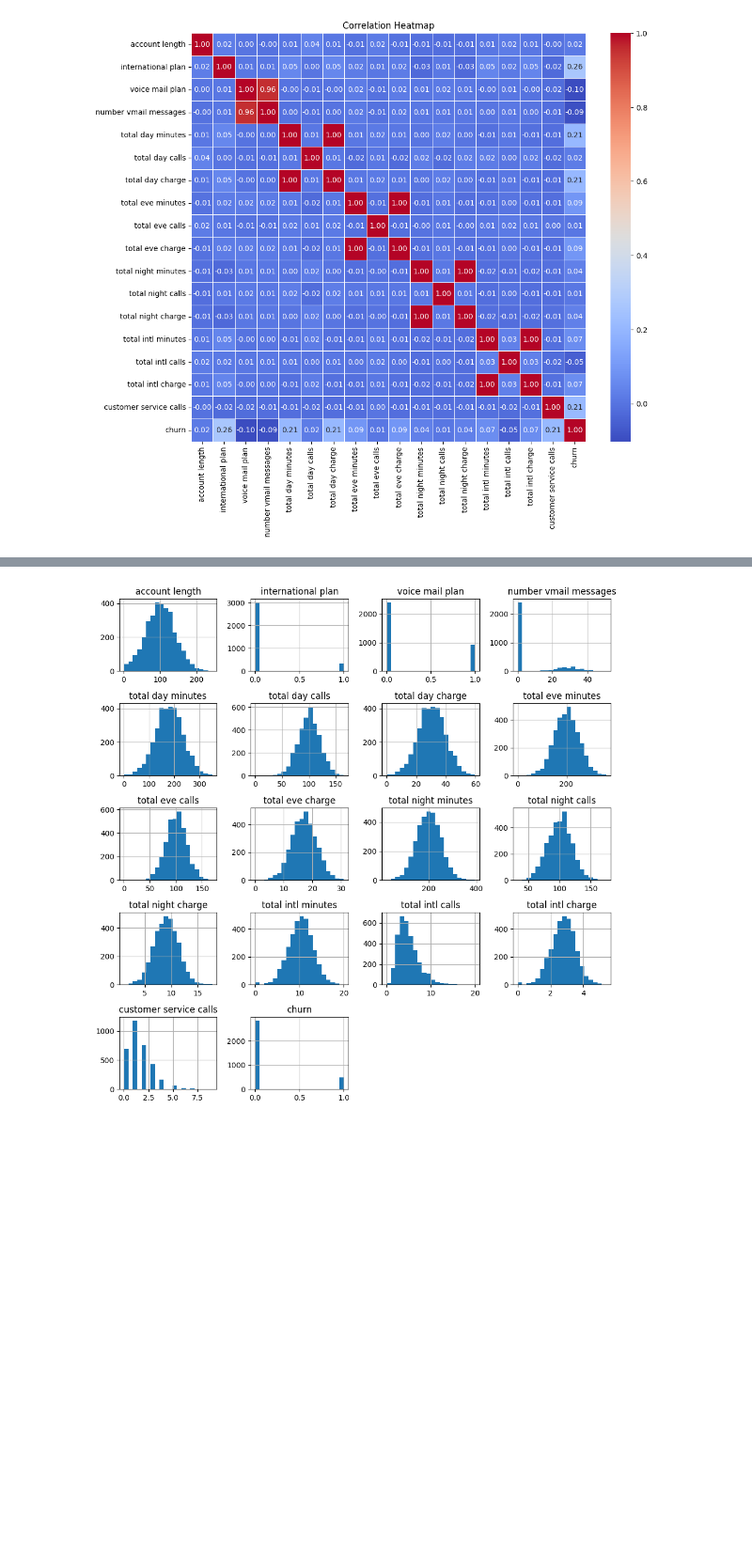
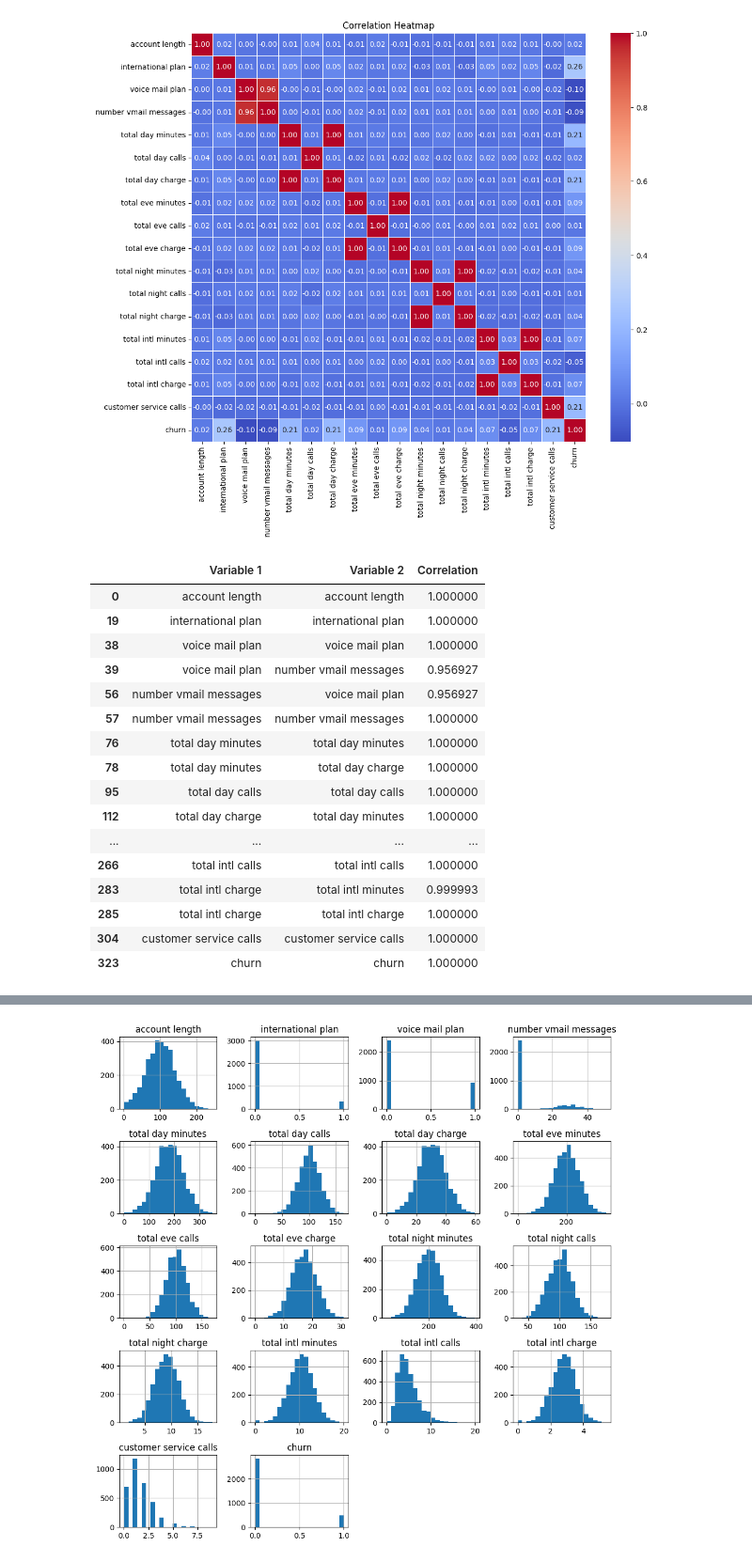
Before and after one commit to Kanyi254/Syria-Tel-Project, a Jupyter notebook: syriatel.ipynb, the cells around one changed output, grey strips where cells are left out. Shown: that part at 94% size. Saved outputs shown, nothing was run; the diff lists cells and outputs as text; code cells hidden in the pictures; blank space fills up the shorter version.

```diff
--- a/syriatel.ipynb
+++ b/syriatel.ipynb
@@ -207,3 +207,27 @@ plt.title('Correlation Heatmap')
 plt.show()
 # %% [output]
 [figure]
+# %%
+#let's look for highly correlated features
+corr_matrix = df[num_var].corr().abs().stack().reset_index()
+corr_matrix.columns = ['Variable 1', 'Variable 2', 'Correlation']
+highly_correlated = corr_matrix[corr_matrix['Correlation'] > 0.7]
+highly_correlated
+# %% [output]
+|  | Variable 1 | Variable 2 | Correlation |
+| 0 | account length | account length | 1.000000 |
+| 19 | international plan | international plan | 1.000000 |
+| 38 | voice mail plan | voice mail plan | 1.000000 |
+| 39 | voice mail plan | number vmail messages | 0.956927 |
+| 56 | number vmail messages | voice mail plan | 0.956927 |
+| 57 | number vmail messages | number vmail messages | 1.000000 |
+| 76 | total day minutes | total day minutes | 1.000000 |
+| 78 | total day minutes | total day charge | 1.000000 |
+| 95 | total day calls | total day calls | 1.000000 |
+| 112 | total day charge | total day minutes | 1.000000 |
+| ... | ... | ... | ... |
+| 266 | total intl calls | total intl calls | 1.000000 |
+| 283 | total intl charge | total intl minutes | 0.999993 |
+| 285 | total intl charge | total intl charge | 1.000000 |
+| 304 | customer service calls | customer service calls | 1.000000 |
+| 323 | churn | churn | 1.000000 |
```
Also changed, not shown: parts of 3 cells of this notebook.
